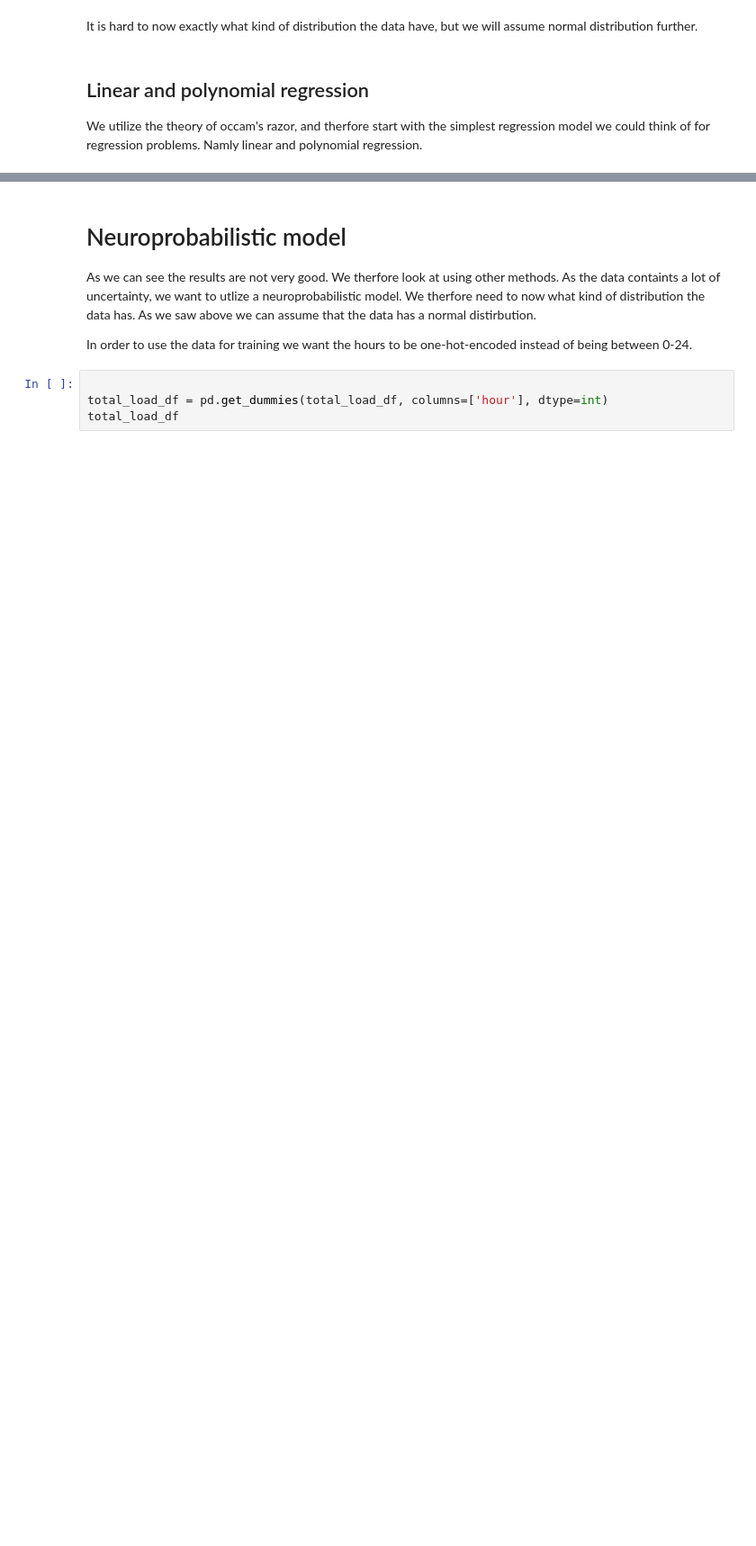
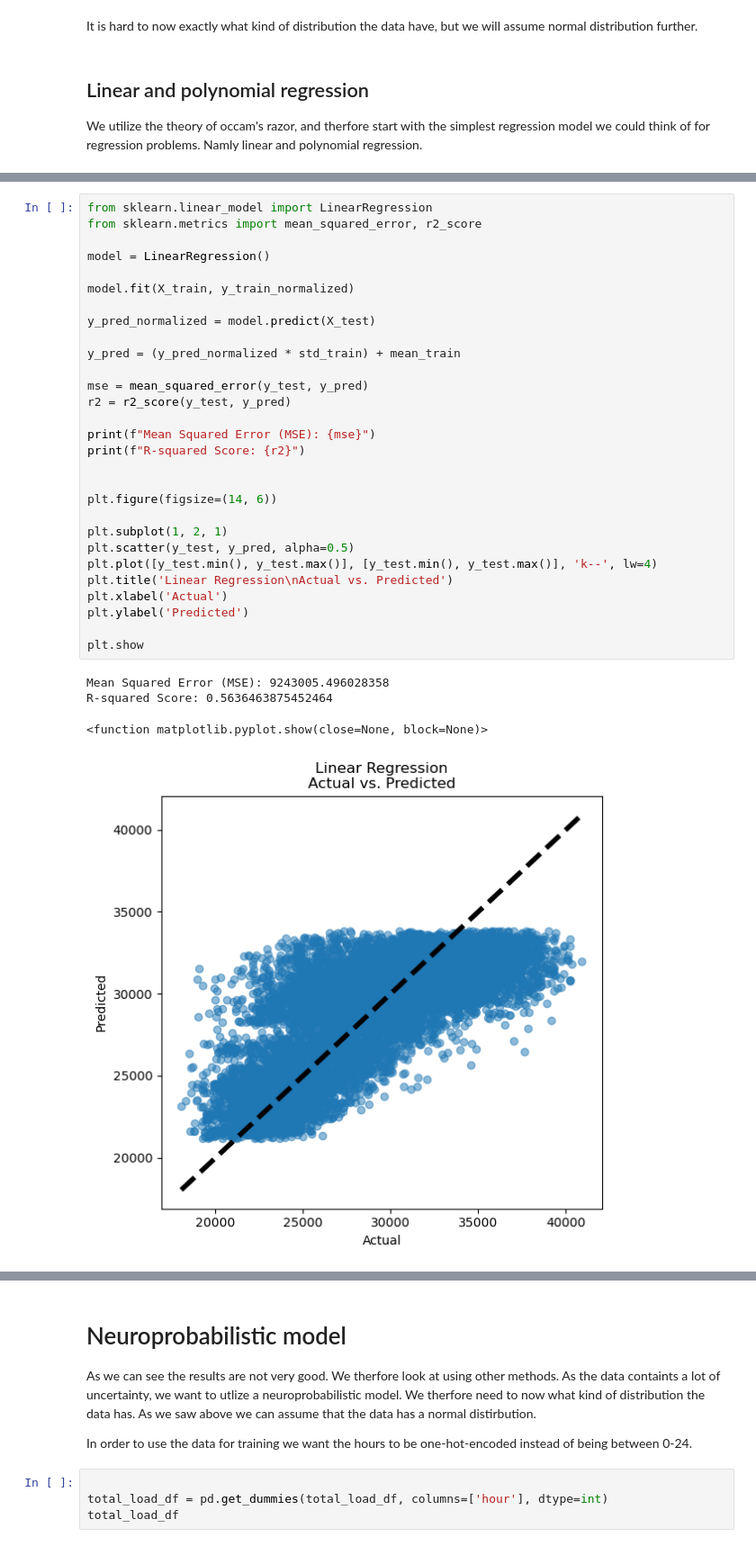
Before and after one commit to siljeberiksen/AI-in-industry, a Jupyter notebook: exam.ipynb, the cells around one changed output, grey strips where cells are left out. Shown at 90% size. Saved outputs shown, nothing was run; the diff lists cells and outputs as text; blank space fills up the shorter version.

```diff
--- a/exam.ipynb
+++ b/exam.ipynb
@@ -223,0 +251,34 @@ We utilize the theory of occam's razor, and therfore start with the simplest reg
+# %%
+from sklearn.linear_model import LinearRegression
+from sklearn.metrics import mean_squared_error, r2_score
+
+model = LinearRegression()
+
+model.fit(X_train, y_train_normalized)
+
+y_pred_normalized = model.predict(X_test)
+
+y_pred = (y_pred_normalized * std_train) + mean_train
+
+mse = mean_squared_error(y_test, y_pred)
+r2 = r2_score(y_test, y_pred)
+
+print(f"Mean Squared Error (MSE): {mse}")
+print(f"R-squared Score: {r2}")
+
+
+plt.figure(figsize=(14, 6))
+
+plt.subplot(1, 2, 1)
+plt.scatter(y_test, y_pred, alpha=0.5)
+plt.plot([y_test.min(), y_test.max()], [y_test.min(), y_test.max()], 'k--', lw=4)
+plt.title('Linear Regression\nActual vs. Predicted')
+plt.xlabel('Actual')
+plt.ylabel('Predicted')
+
+plt.show
+# %% [output]
+Mean Squared Error (MSE): 9243005.496028358
+R-squared Score: 0.5636463875452464
+<function matplotlib.pyplot.show(close=None, block=None)>
+[figure, added]
```
Also changed, not shown: parts of 23 cells of this notebook.
